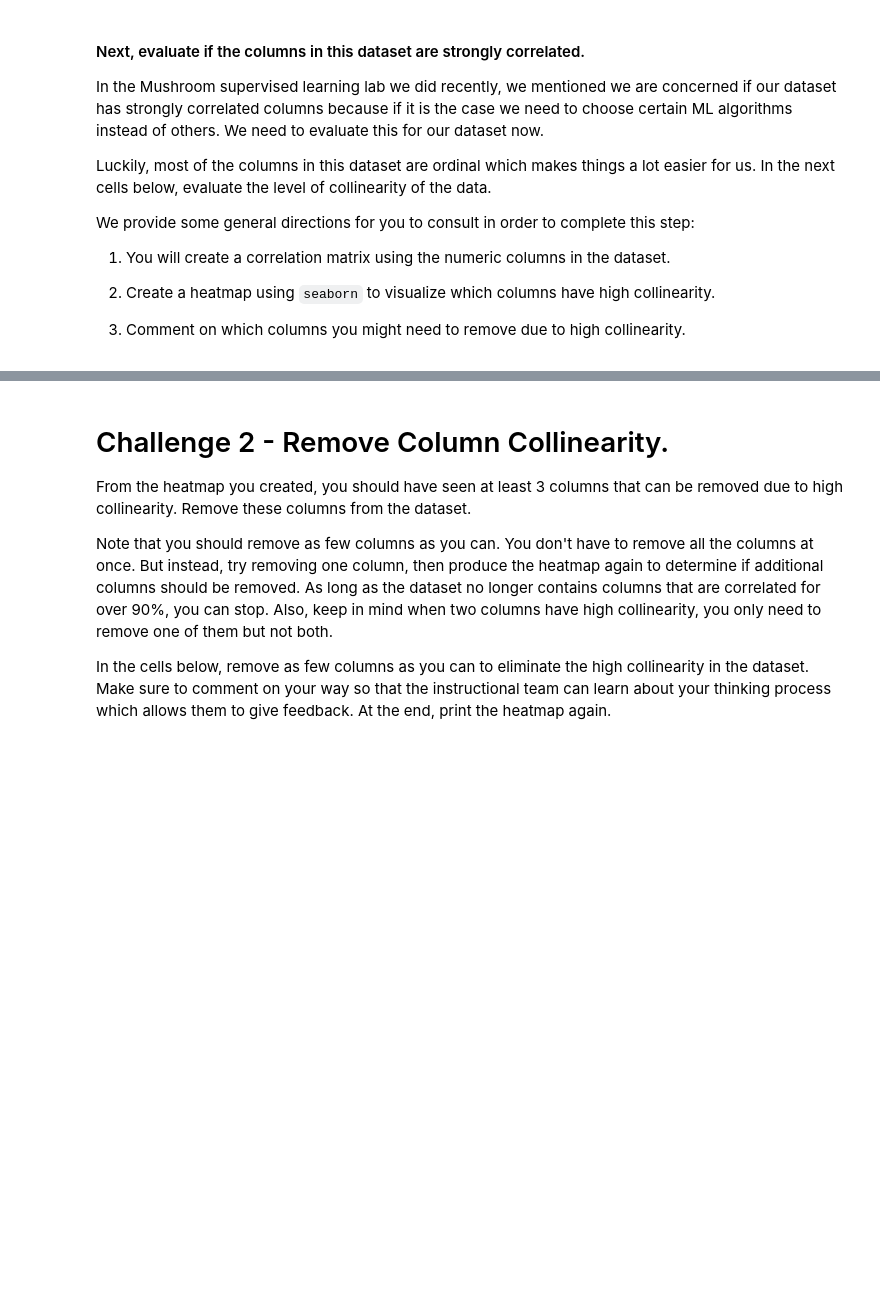
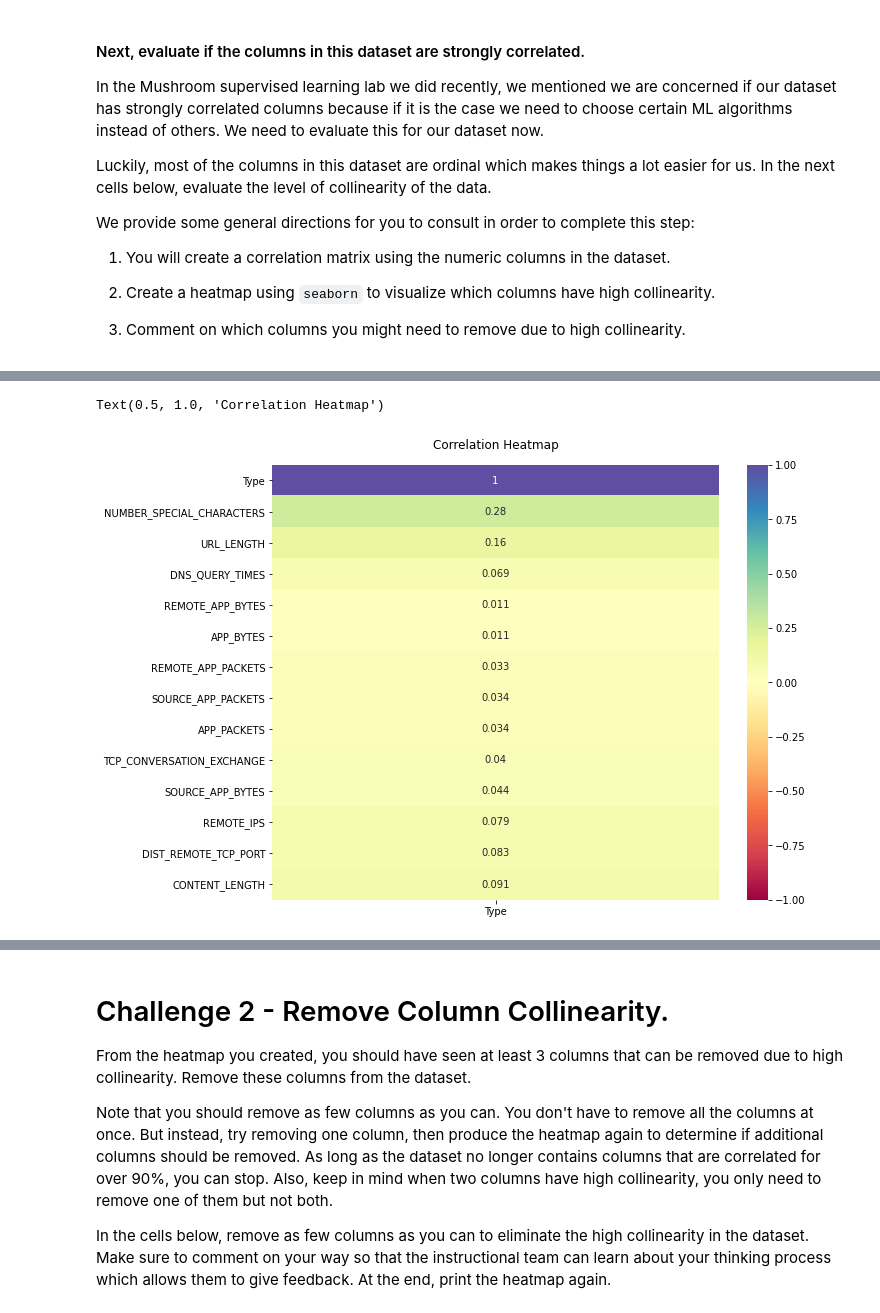
Before and after one commit to Ironhack-Data-Madrid-Marzo-2021/lab-supervised-learning, a Jupyter notebook: your-code/main.ipynb, the cells around one changed output, grey strips where cells are left out. Drawn from its saved outputs; the diff is of its cells as text; code cells hidden in the pictures; blank space fills up the shorter version.

```diff
--- a/your-code/main.ipynb
+++ b/your-code/main.ipynb
@@ -102,0 +136,5 @@ We provide some general directions for you to consult in order to complete this
+# %%
+num = df.select_dtypes(include=['int64','float64'])
+# %%
+corr_type = num.corr()[['Type']].sort_values(by='Type', ascending=False)
+corr_type
@@ -102,0 +157,7 @@ We provide some general directions for you to consult in order to complete this
+# %%
+plt.figure(figsize=(10,8))
+heat = sns.heatmap(corr_type.abs(), vmin = -1, vmax=1, annot=True,fmt = '.2g',cmap='Spectral')
+heat.set_title('Correlation Heatmap', fontdict={'fontsize':12},pad=16)
+# %% [output]
+Text(0.5, 1.0, 'Correlation Heatmap')
+[figure, added]
```
Also changed, not shown: parts of 63 cells of this notebook.
